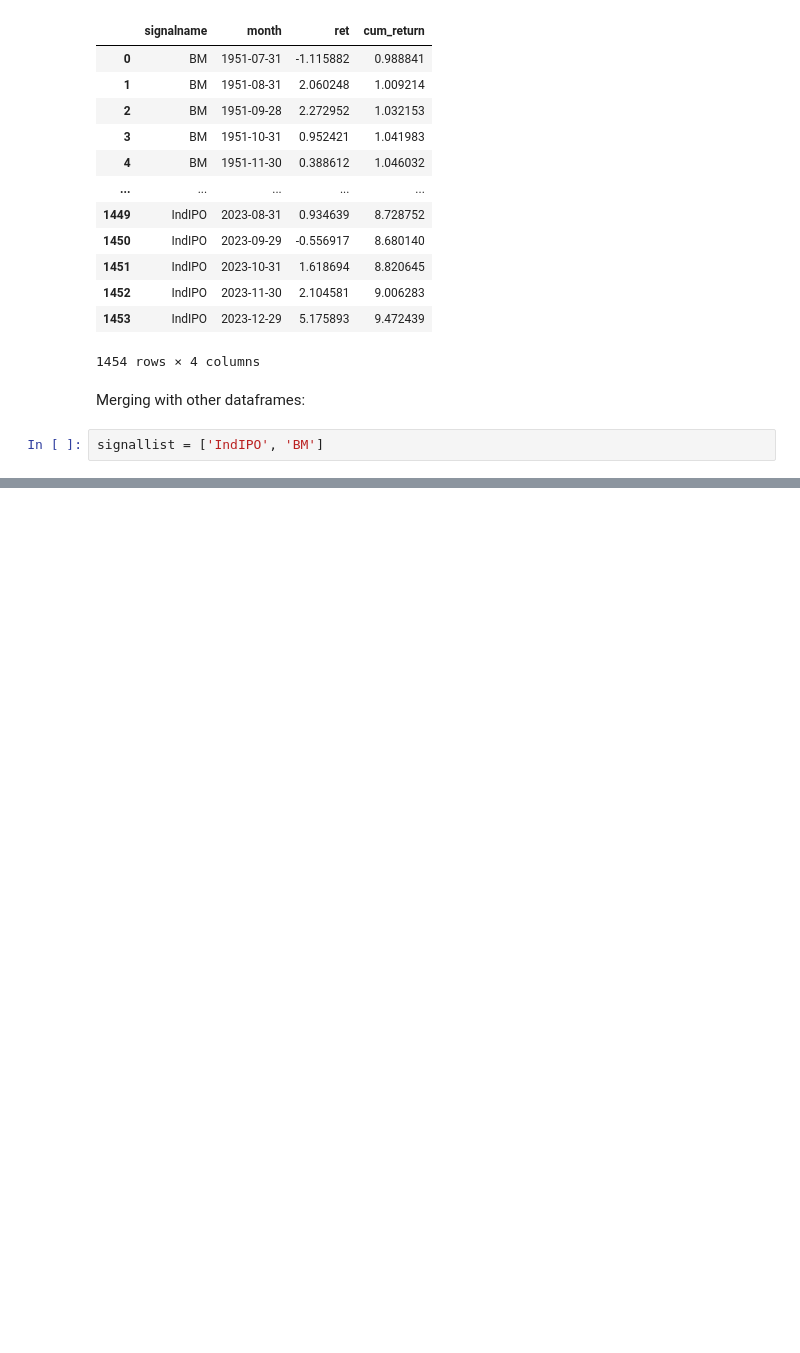
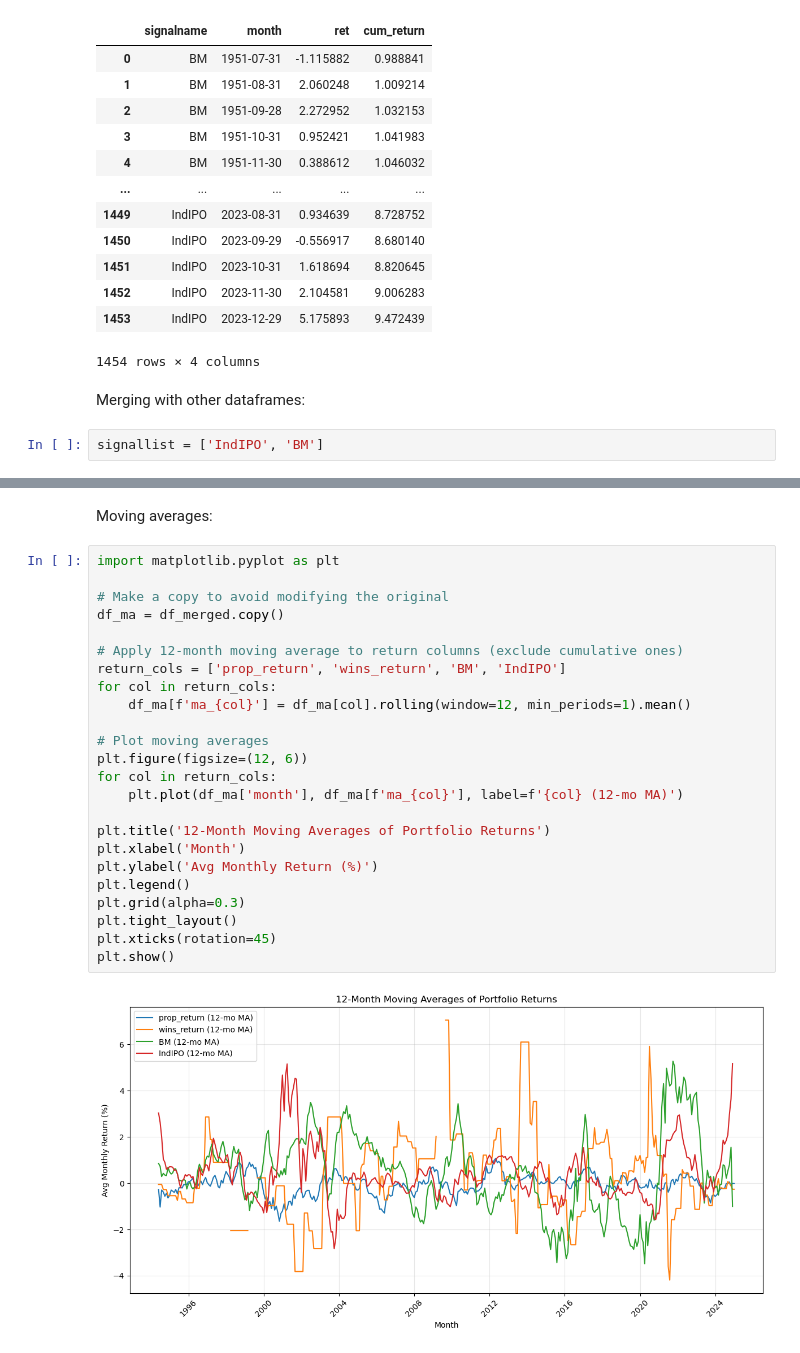
Before and after one commit to ank225git/lazy-prices_replication, a Jupyter notebook: code/returns-analysis.ipynb, the cells around one changed output, grey strips where cells are left out. Cells and saved outputs as stored; diff of their text form; blank space fills up the shorter version.

```diff
--- a/code/returns-analysis.ipynb
+++ b/code/returns-analysis.ipynb
@@ -86,0 +159,28 @@ Plot:
+# %% [markdown]
+Moving averages:
+# %%
+import matplotlib.pyplot as plt
+
+# Make a copy to avoid modifying the original
+df_ma = df_merged.copy()
+
+# Apply 12-month moving average to return columns (exclude cumulative ones)
+return_cols = ['prop_return', 'wins_return', 'BM', 'IndIPO']
+for col in return_cols:
+    df_ma[f'ma_{col}'] = df_ma[col].rolling(window=12, min_periods=1).mean()
+
+# Plot moving averages
+plt.figure(figsize=(12, 6))
+for col in return_cols:
+    plt.plot(df_ma['month'], df_ma[f'ma_{col}'], label=f'{col} (12-mo MA)')
+
+plt.title('12-Month Moving Averages of Portfolio Returns')
+plt.xlabel('Month')
+plt.ylabel('Avg Monthly Return (%)')
+plt.legend()
+plt.grid(alpha=0.3)
+plt.tight_layout()
+plt.xticks(rotation=45)
+plt.show()
+# %% [output]
+[figure, added]
```
Also changed, not shown: parts of 14 cells of this notebook.
